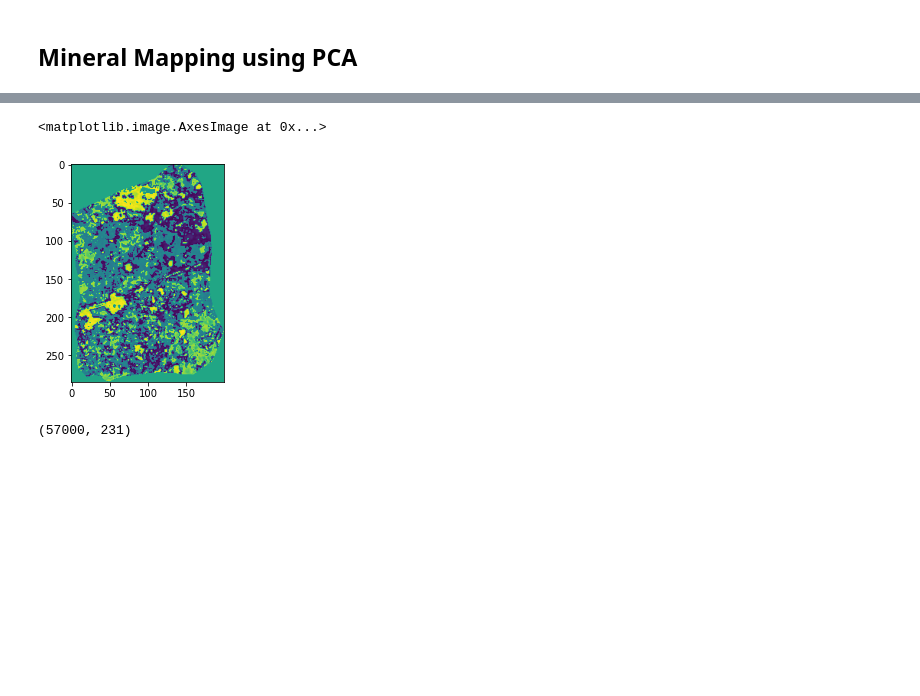
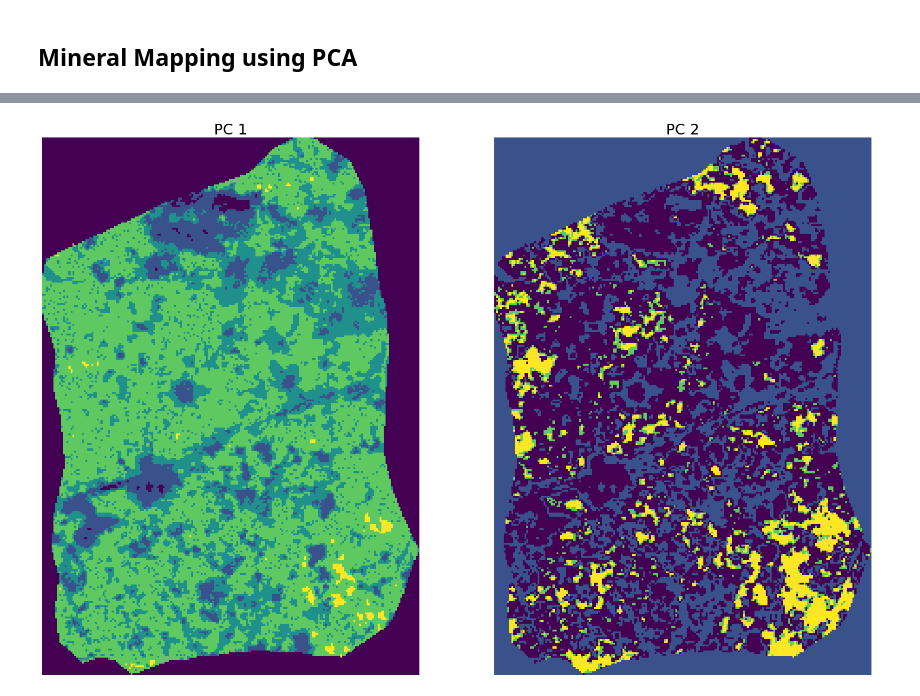
Before and after one commit to panjoel4/ML-MineralMapping-Hyperspectral, a Jupyter notebook: ipynb/Mineral Mapping.ipynb, the cells around one changed output, grey strips where cells are left out. Drawn from its saved outputs; the diff is of its cells as text; code cells hidden in the pictures; blank space fills up the shorter version.

```diff
--- a/ipynb/Mineral Mapping.ipynb
+++ b/ipynb/Mineral Mapping.ipynb
@@ -64,6 +74,5 @@ plt.colorbar()
 # %%
-from sklearn.decomposition import PCA
-pca = PCA(n_components=5)
+pca = PCA(n_components=2)
 test=pca.fit_transform(imagedf)
 # %%
 print (test.shape)
@@ -80,11 +82,10 @@ plt.colorbar();
-# %%
-PCAclass=test.reshape(285, 200, 5)
-imagePCA=PCAclass[:, :, 1]
-plt.imshow(imagePCA, cmap=plt.cm.get_cmap('viridis'))
-# %% [output]
-<matplotlib.image.AxesImage at 0x...>
-[figure, removed]
-# %%
-print (imagedf.shape)
-# %% [output]
-(57000, 231)
+# %%
+fig,axes = plt.subplots(1,2,figsize=(25,20),sharex='all',
+                        sharey='all')
+
+for i in range (2):
+    axes[i].imshow(PCAclass[:, :, i],cmap=plt.cm.get_cmap('viridis', 5))
+    axes[i].set_title('PC '+str(i+1),fontsize=25)
+    axes[i].axis('off')
+# %% [output]
+[figure, added]
```
Also changed, not shown: parts of 4 cells of this notebook.
